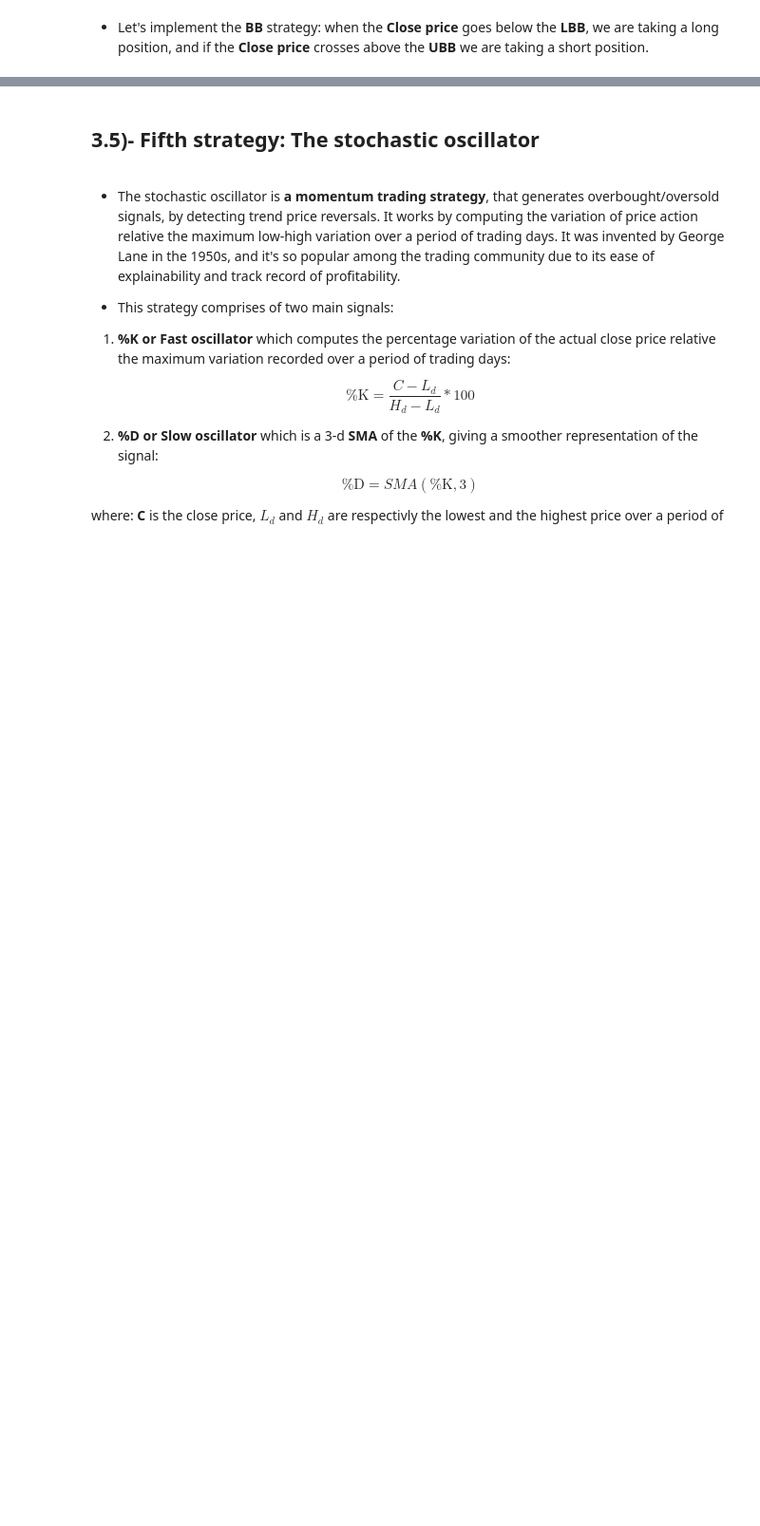
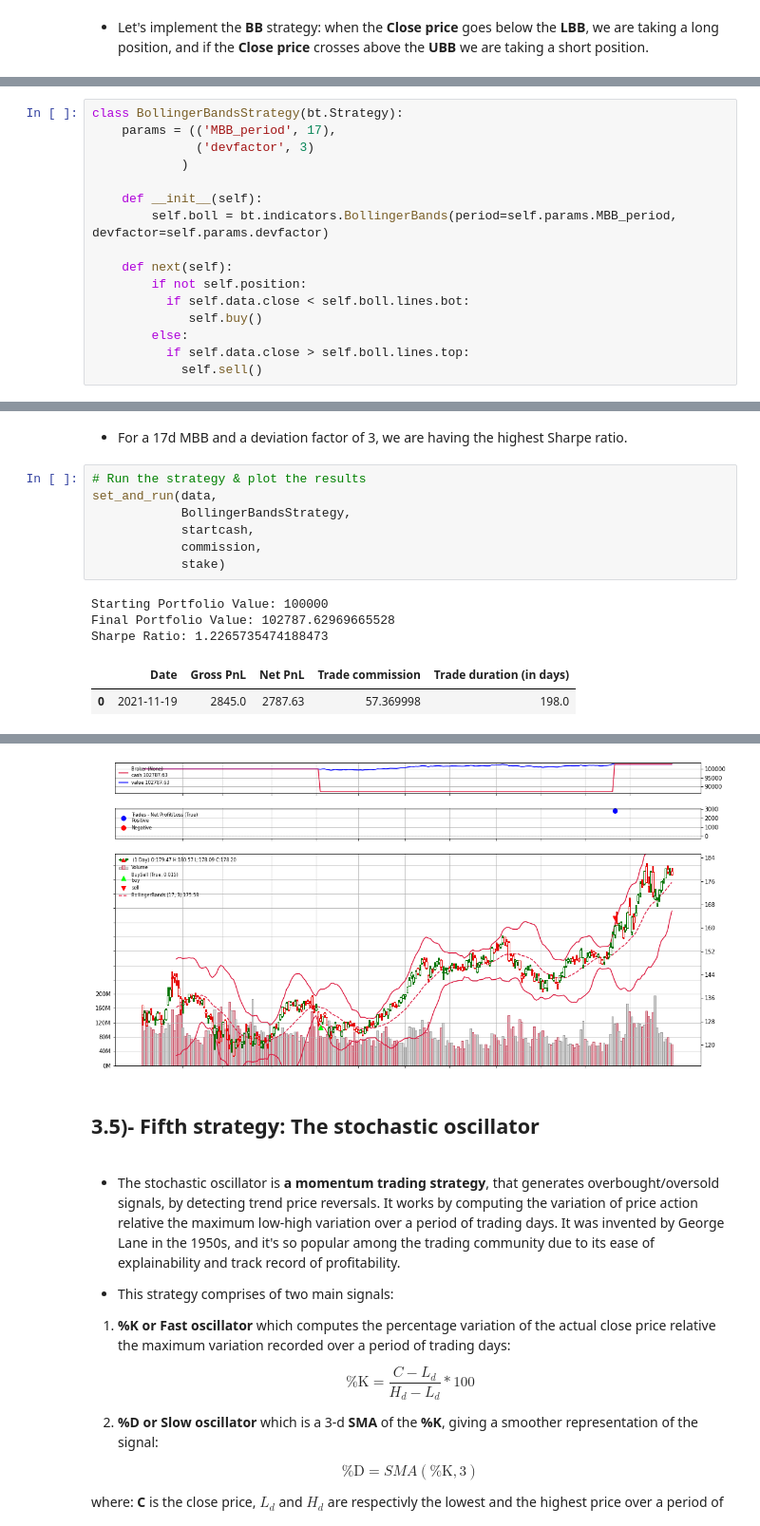
Before and after one commit to aahouzi/Stock-price-forecasting, a Jupyter notebook: notebooks/quantitative_trading_strategies.ipynb, the cells around one changed output, grey strips where cells are left out. Shown at 95% size. Drawn from its saved outputs; the diff is of its cells as text; blank space fills up the shorter version.

```diff
--- a/notebooks/quantitative_trading_strategies.ipynb
+++ b/notebooks/quantitative_trading_strategies.ipynb
@@ -542,0 +469,16 @@ plt.show()
+# %%
+class BollingerBandsStrategy(bt.Strategy):
+    params = (('MBB_period', 17),
+              ('devfactor', 3)
+            )
+
+    def __init__(self):
+        self.boll = bt.indicators.BollingerBands(period=self.params.MBB_period, devfactor=self.params.devfactor)
+
+    def next(self):
+        if not self.position:
+          if self.data.close < self.boll.lines.bot:
+             self.buy()
+        else:
+          if self.data.close > self.boll.lines.top:
+            self.sell()
@@ -542,0 +521,15 @@ plt.show()
+# %% [markdown]
+- For a 17d MBB and a deviation factor of 3, we are having the highest Sharpe ratio.
+# %%
+# Run the strategy & plot the results
+set_and_run(data,
+            BollingerBandsStrategy,
+            startcash,
+            commission,
+            stake)
+# %% [output]
+Starting Portfolio Value: 100000
+Final Portfolio Value: 102787.62969665528
+Sharpe Ratio: 1.2265735474188473
+|  | Date | Gross PnL | Net PnL | Trade commission | Trade duration (in days) |
+| 0 | 2021-11-19 | 2845.0 | 2787.63 | 57.369998 | 198.0 |
@@ -543,3 +538,4 @@ plt.show()
+[figure, added]
 # %% [markdown]
 ## 3.5)- Fifth strategy: The stochastic oscillator
 # %% [markdown]
```
Also changed, not shown: parts of 10 cells of this notebook.
